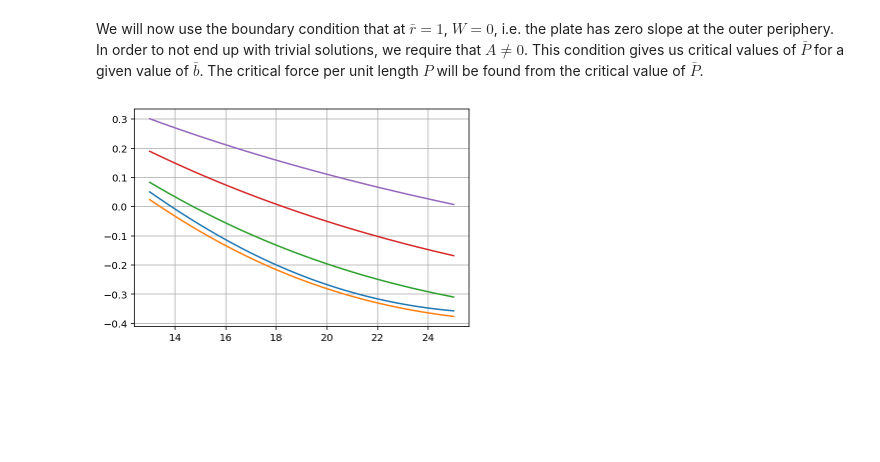
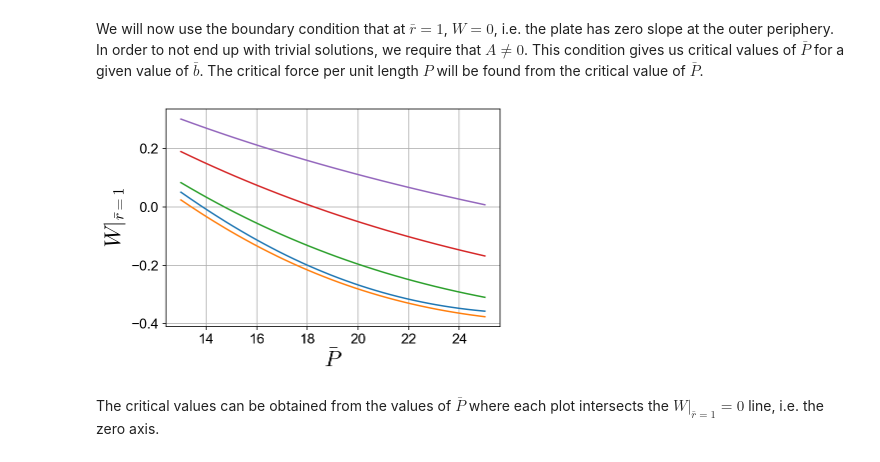
Before and after one commit to jeevanjyoti4/advmechsolids, a Jupyter notebook: annular_plate_Foppl-vonK.ipynb, the cells around one changed output. Saved outputs shown, nothing was run; the diff lists cells and outputs as text; code cells hidden in the pictures; blank space fills up the shorter version.

Commit message:
Second commit; included missing import; added labels for figure

```diff
--- a/annular_plate_Foppl-vonK.ipynb
+++ b/annular_plate_Foppl-vonK.ipynb
@@ -241,18 +241,30 @@ def myfun(bbar_value,Pbar_value):
     return (W_soln2_at_1/A).subs([(bbar, bbar_value),(Pbar,Pbar_value)])
 # %%
 %config InlineBackend.figure_format = 'retina'
+
+import matplotlib.pyplot as plt
+from matplotlib import rcParams
+rcParams['font.family']='sans'
+rcParams['font.sans-serif']='Arial'
+rcParams['font.size']=14
+rcParams['mathtext.fontset']='cm'
+
 import numpy as np
 bbar_values = np.arange(0.1,0.6,0.1)
 
 Pbar_values = np.arange(13,25.01,0.01)
 
 
 for current_bbar_value in bbar_values:
     myfun_values = np.zeros(len(Pbar_values))
     for idx, current_Pbar_value in enumerate(Pbar_values):
         myfun_values[idx] = sp.N(myfun(current_bbar_value,current_Pbar_value))
 
     plt.plot(Pbar_values,myfun_values)
+    plt.xlabel(r'$\bar{P}$', fontsize=22)
+    plt.ylabel(r'$W |_{\bar{r}=1}$', fontsize=22)
     plt.grid(True)
 # %% [output]
-[figure, old version]
+[figure, new version]
+# %% [markdown]
+The critical values can be obtained from the values of $\bar{P}$ where each plot intersects the $W|_{\bar{r}=1} = 0$ line, i.e. the zero axis.
```
